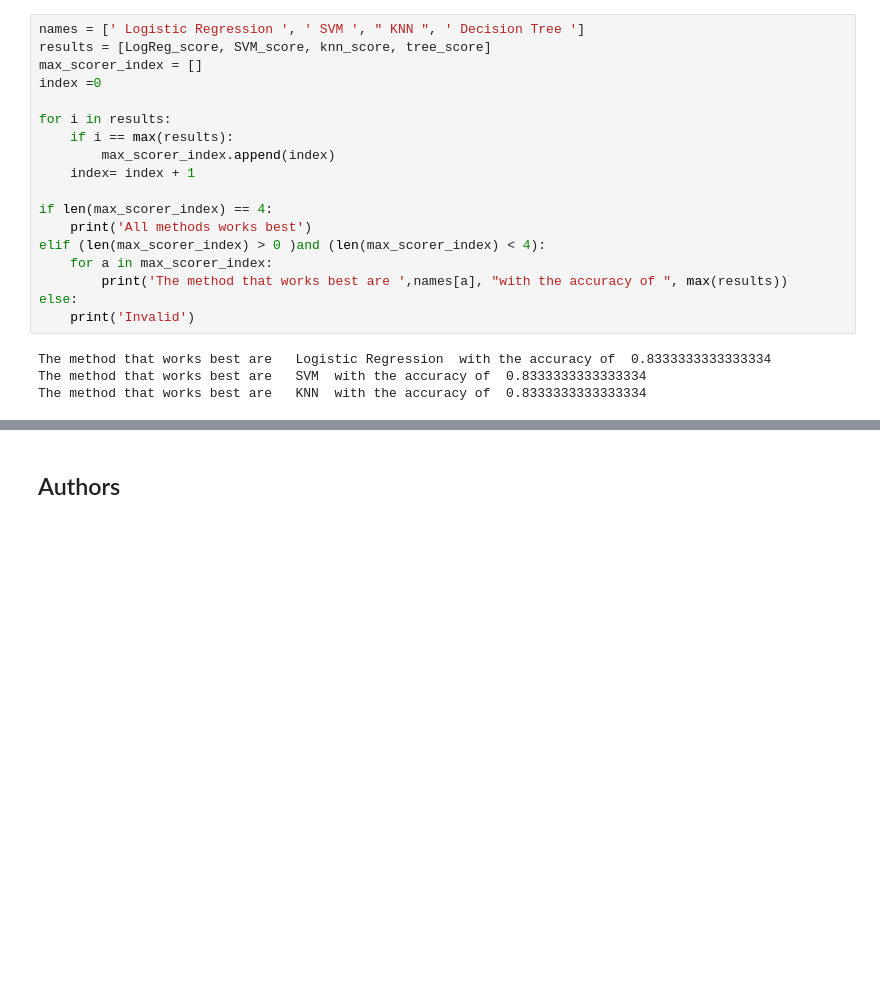
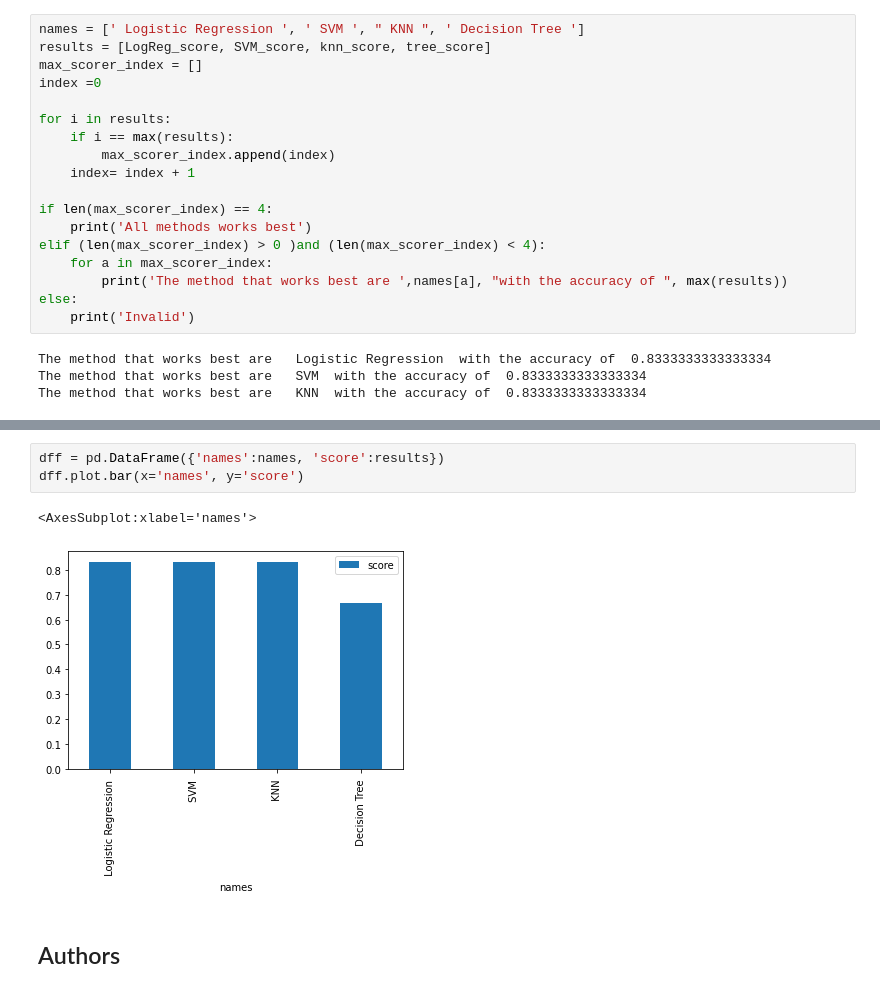
Before and after one commit to Y025/DataScienceCapstone-Falcon9, a Jupyter notebook: Machine Learning Prediction.ipynb, the cells around one changed output, grey strips where cells are left out. Saved outputs shown, nothing was run; the diff lists cells and outputs as text; blank space fills up the shorter version.

```diff
--- a/Machine Learning Prediction.ipynb
+++ b/Machine Learning Prediction.ipynb
@@ -344,3 +351,9 @@ The method that works best are   KNN  with the accuracy of  0.8333333333333334
+# %%
+dff = pd.DataFrame({'names':names, 'score':results})
+dff.plot.bar(x='names', y='score')
+# %% [output]
+<AxesSubplot:xlabel='names'>
+[figure, added]
 # %% [markdown]
 ## Authors
 # %% [markdown]
```
Also changed, not shown: parts of 3 cells of this notebook.
